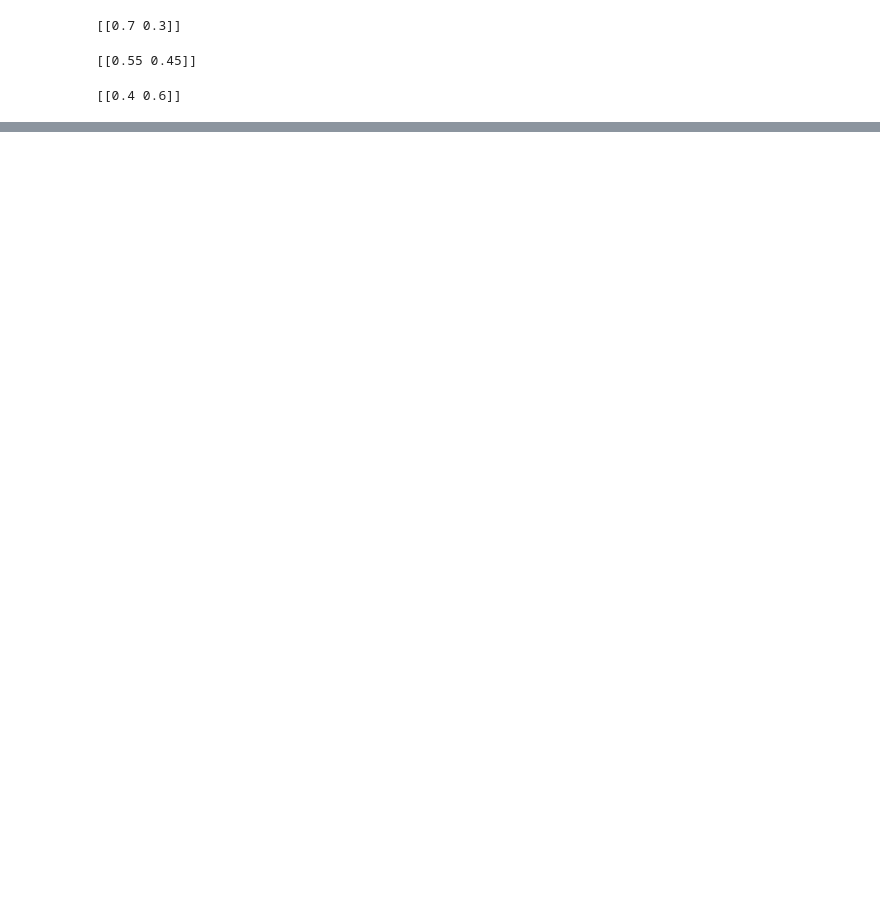
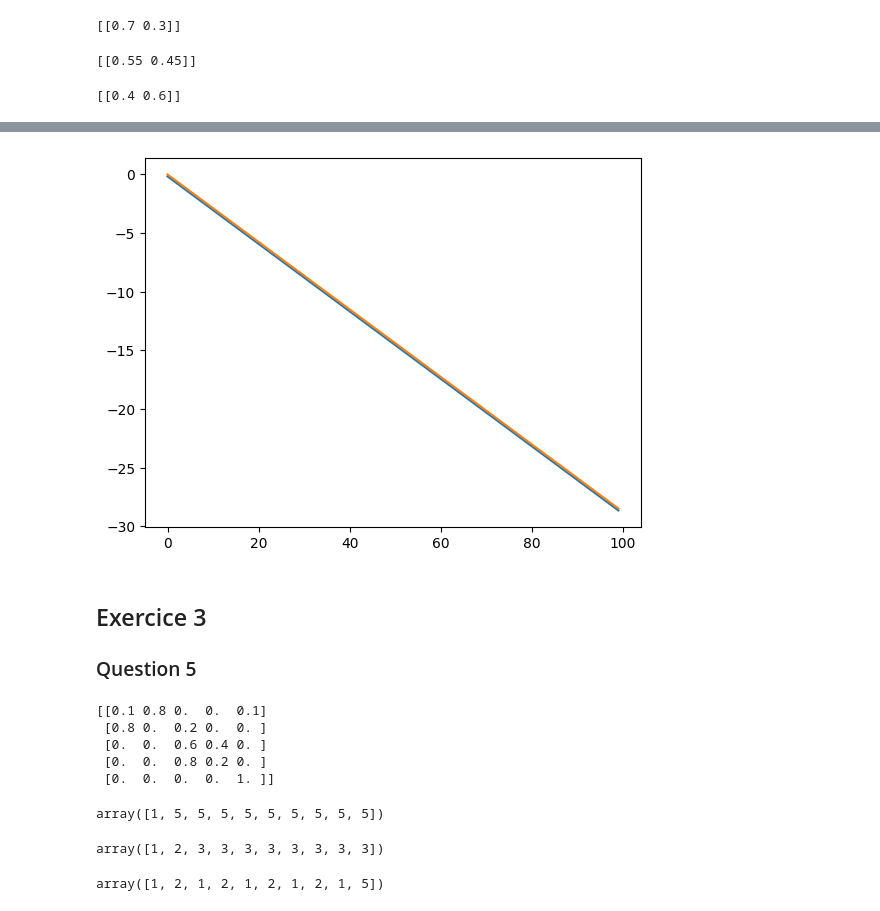
Before and after one commit to joanglaunes/algosto_IMB, a Jupyter notebook: TP_chaines_Markov.ipynb, the cells around one changed output, grey strips where cells are left out. Saved outputs shown, nothing was run; the diff lists cells and outputs as text; code cells hidden in the pictures; blank space fills up the shorter version.

```diff
--- a/TP_chaines_Markov.ipynb
+++ b/TP_chaines_Markov.ipynb
@@ -157,0 +232,34 @@ print(pi_101)
+# %%
+# on peut afficher un graphique en échelle logarithmique
+plt.plot(np.log(e))
+# on affoche aussi une doite de pente log(0.75) pour voir si on a la même pente que log(e):
+k = np.arange(100)
+plt.plot(k,np.log(0.75)*k);
+# on observe bien que les deux droites sont parallèles
+# %% [output]
+[figure, added]
+# %% [markdown]
+## Exercice 3
+
+### Question 5
+# %%
+T = np.array([[0.1,0.8,0,0,0.1],[0.8,0,0.2,0,0],[0,0,0.6,0.4,0],[0,0,0.8,0.2,0],[0,0,0,0,1]])
+print(T)
+# %% [output]
+[[0.1 0.8 0.  0.  0.1]
+ [0.8 0.  0.2 0.  0. ]
+ [0.  0.  0.6 0.4 0. ]
+ [0.  0.  0.8 0.2 0. ]
+ [0.  0.  0.  0.  1. ]]
+# %%
+simul_markov(T,10,1)
+# %% [output]
+array([1, 5, 5, 5, 5, 5, 5, 5, 5, 5])
+# %%
+simul_markov(T,10,1)
+# %% [output]
+array([1, 2, 3, 3, 3, 3, 3, 3, 3, 3])
+# %%
+simul_markov(T,10,1)
+# %% [output]
+array([1, 2, 1, 2, 1, 2, 1, 2, 1, 5])
```
Also changed, not shown: parts of 18 cells of this notebook.
